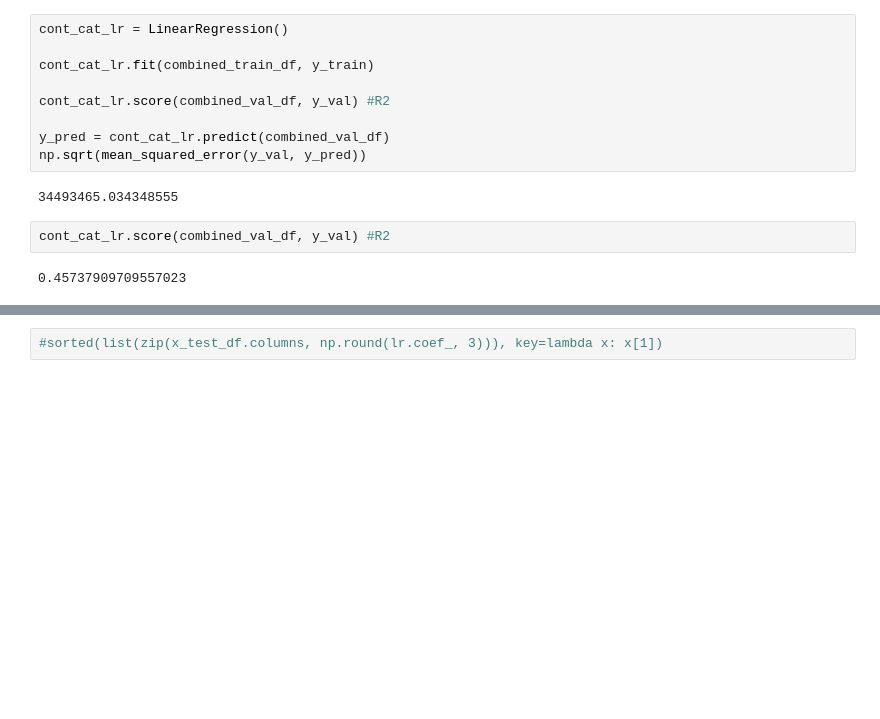
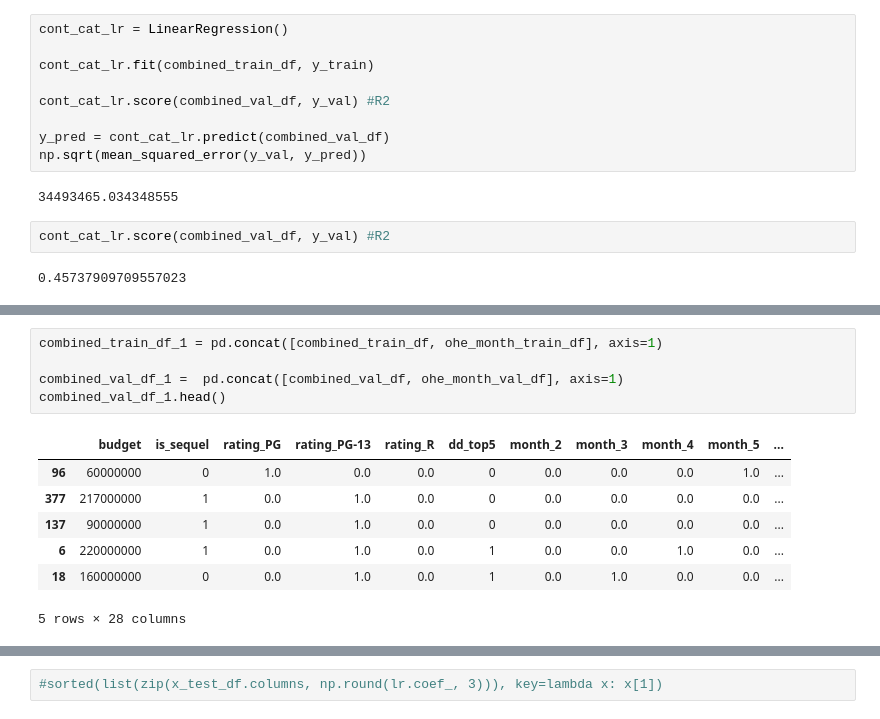
Before and after one commit to tawney-kirkland/02-luther, a Jupyter notebook: movie-linreg-third.ipynb, the cells around one changed output, grey strips where cells are left out. Cells and saved outputs as stored; diff of their text form; blank space fills up the shorter version.

```diff
--- a/movie-linreg-third.ipynb
+++ b/movie-linreg-third.ipynb
@@ -262,0 +320,13 @@ cont_cat_lr.score(combined_val_df, y_val) #R2
+# %%
+combined_train_df_1 = pd.concat([combined_train_df, ohe_month_train_df], axis=1)
+
+combined_val_df_1 =  pd.concat([combined_val_df, ohe_month_val_df], axis=1)
+combined_val_df_1.head()
+# %% [output]
+|  | budget | is_sequel | rating_PG | rating_PG-13 | rating_R | dd_top5 | month_2 | month_3 | month_4 | month_5 | ... |
+| 96 | 60000000 | 0 | 1.0 | 0.0 | 0.0 | 0 | 0.0 | 0.0 | 0.0 | 1.0 | ... |
+| 377 | 217000000 | 1 | 0.0 | 1.0 | 0.0 | 0 | 0.0 | 0.0 | 0.0 | 0.0 | ... |
+| 137 | 90000000 | 1 | 0.0 | 1.0 | 0.0 | 0 | 0.0 | 0.0 | 0.0 | 0.0 | ... |
+| 6 | 220000000 | 1 | 0.0 | 1.0 | 0.0 | 1 | 0.0 | 0.0 | 1.0 | 0.0 | ... |
+| 18 | 160000000 | 0 | 0.0 | 1.0 | 0.0 | 1 | 0.0 | 1.0 | 0.0 | 0.0 | ... |
+5 rows × 28 columns
```
Also changed, not shown: parts of 8 cells of this notebook, 1 other file.
